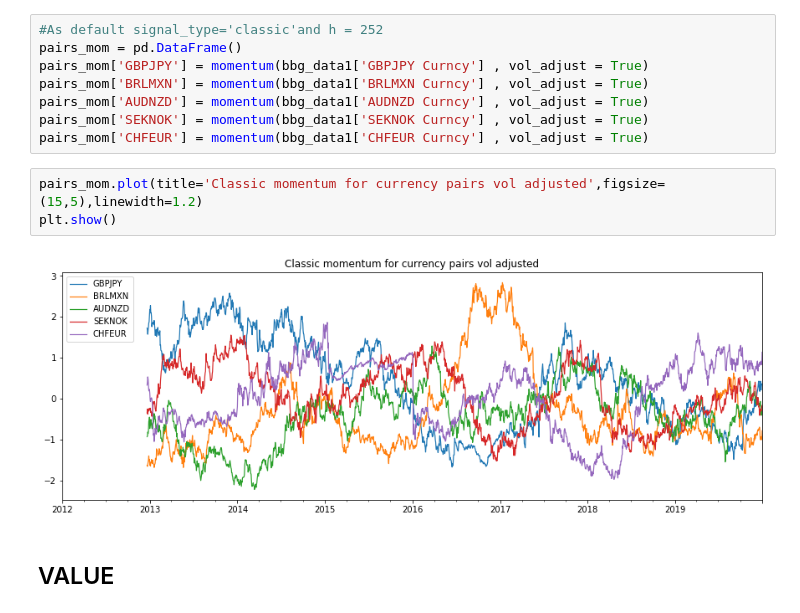
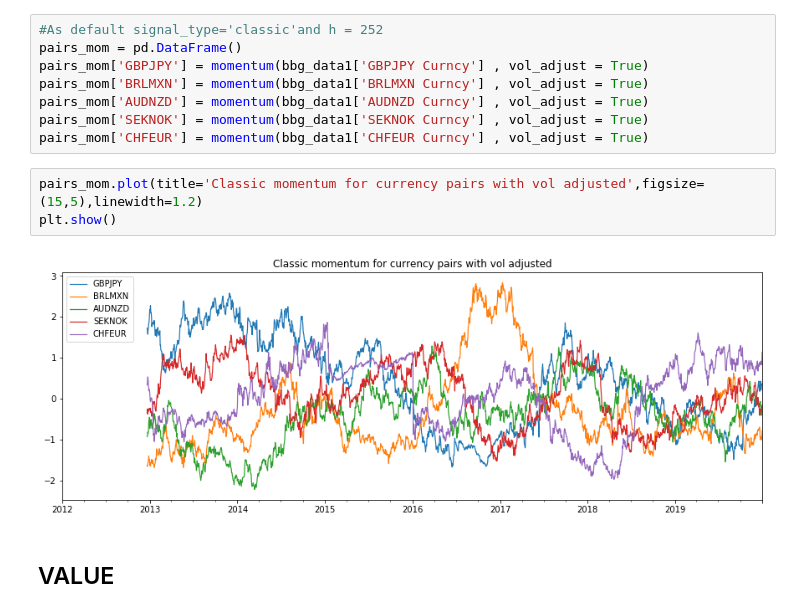
Before and after one commit to ciroduart/FinQuant_FX_PairTrading, a Jupyter notebook: TrabalhoFinal_Trackers_v1.ipynb, the cells around one changed output. Saved outputs shown, nothing was run; the diff lists cells and outputs as text.

```diff
--- a/TrabalhoFinal_Trackers_v1.ipynb
+++ b/TrabalhoFinal_Trackers_v1.ipynb
@@ -131,10 +131,10 @@ pairs_mom['AUDNZD'] = momentum(bbg_data1['AUDNZD Curncy'] , vol_adjust = True)
 pairs_mom['SEKNOK'] = momentum(bbg_data1['SEKNOK Curncy'] , vol_adjust = True)
 pairs_mom['CHFEUR'] = momentum(bbg_data1['CHFEUR Curncy'] , vol_adjust = True)
 # %%
-pairs_mom.plot(title='Classic momentum for currency pairs vol adjusted',figsize=(15,5),linewidth=1.2)
+pairs_mom.plot(title='Classic momentum for currency pairs with vol adjusted',figsize=(15,5),linewidth=1.2)
 plt.show()
 # %% [output]
-[figure, old version]
+[figure, new version]
 # %% [markdown]
 ## VALUE
 # %% [markdown]
```
Also changed, not shown: parts of 1 cell of this notebook.
